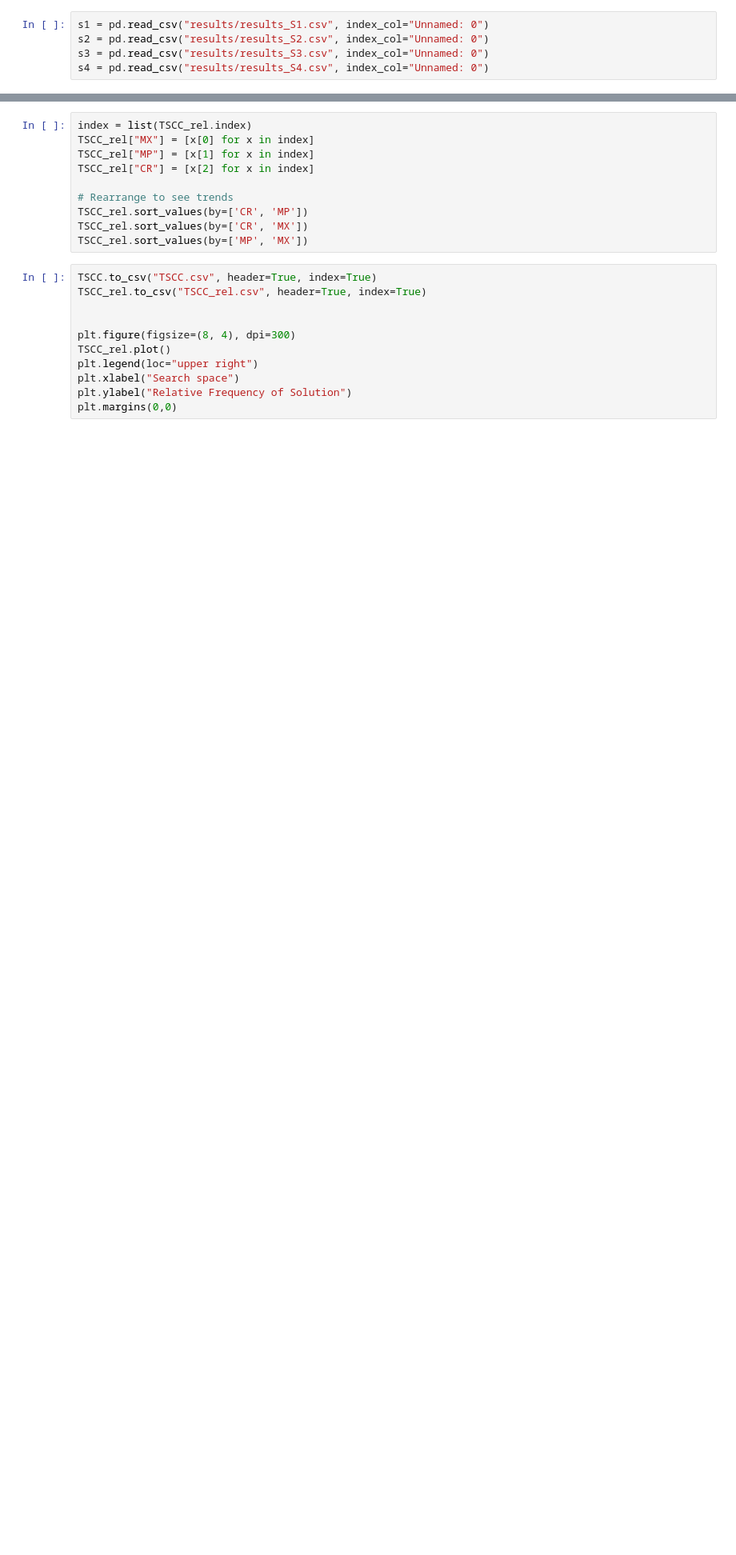
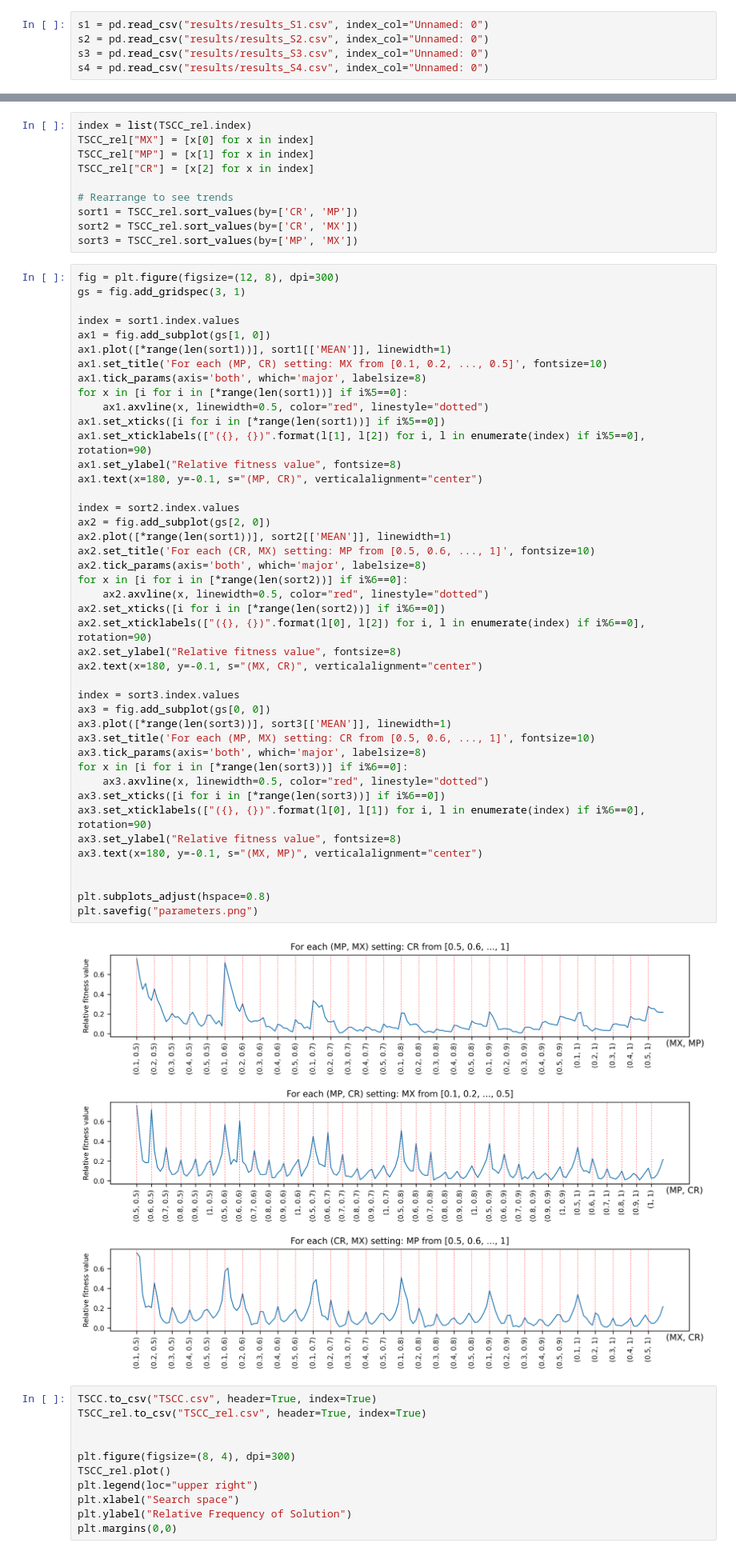
Before and after one commit to leo-pfeiffer/geneticalgo, a Jupyter notebook: lib/Thesis/pilotstudy/pilotstudy.ipynb, the cells around one changed output, grey strips where cells are left out. Shown at 80% size. Saved outputs shown, nothing was run; the diff lists cells and outputs as text; blank space fills up the shorter version.

```diff
--- a/lib/Thesis/pilotstudy/pilotstudy.ipynb
+++ b/lib/Thesis/pilotstudy/pilotstudy.ipynb
@@ -43,9 +43,54 @@ TSCC_rel["MP"] = [x[1] for x in index]
 TSCC_rel["CR"] = [x[2] for x in index]
 
 # Rearrange to see trends
-TSCC_rel.sort_values(by=['CR', 'MP'])
-TSCC_rel.sort_values(by=['CR', 'MX'])
-TSCC_rel.sort_values(by=['MP', 'MX'])
+sort1 = TSCC_rel.sort_values(by=['CR', 'MP'])
+sort2 = TSCC_rel.sort_values(by=['CR', 'MX'])
+sort3 = TSCC_rel.sort_values(by=['MP', 'MX'])
+# %%
+fig = plt.figure(figsize=(12, 8), dpi=300)
+gs = fig.add_gridspec(3, 1)
+
+index = sort1.index.values
+ax1 = fig.add_subplot(gs[1, 0])
+ax1.plot([*range(len(sort1))], sort1[['MEAN']], linewidth=1)
+ax1.set_title('For each (MP, CR) setting: MX from [0.1, 0.2, ..., 0.5]', fontsize=10)
+ax1.tick_params(axis='both', which='major', labelsize=8)
+for x in [i for i in [*range(len(sort1))] if i%5==0]:
+    ax1.axvline(x, linewidth=0.5, color="red", linestyle="dotted")
+ax1.set_xticks([i for i in [*range(len(sort1))] if i%5==0])
+ax1.set_xticklabels(["({}, {})".format(l[1], l[2]) for i, l in enumerate(index) if i%5==0], rotation=90)
+ax1.set_ylabel("Relative fitness value", fontsize=8)
+ax1.text(x=180, y=-0.1, s="(MP, CR)", verticalalignment="center")
+
+index = sort2.index.values
+ax2 = fig.add_subplot(gs[2, 0])
+ax2.plot([*range(len(sort1))], sort2[['MEAN']], linewidth=1)
+ax2.set_title('For each (CR, MX) setting: MP from [0.5, 0.6, ..., 1]', fontsize=10)
+ax2.tick_params(axis='both', which='major', labelsize=8)
+for x in [i for i in [*range(len(sort2))] if i%6==0]:
+    ax2.axvline(x, linewidth=0.5, color="red", linestyle="dotted")
+ax2.set_xticks([i for i in [*range(len(sort2))] if i%6==0])
+ax2.set_xticklabels(["({}, {})".format(l[0], l[2]) for i, l in enumerate(index) if i%6==0], rotation=90)
+ax2.set_ylabel("Relative fitness value", fontsize=8)
+ax2.text(x=180, y=-0.1, s="(MX, CR)", verticalalignment="center")
+
+index = sort3.index.values
+ax3 = fig.add_subplot(gs[0, 0])
+ax3.plot([*range(len(sort3))], sort3[['MEAN']], linewidth=1)
+ax3.set_title('For each (MP, MX) setting: CR from [0.5, 0.6, ..., 1]', fontsize=10)
+ax3.tick_params(axis='both', which='major', labelsize=8)
+for x in [i for i in [*range(len(sort3))] if i%6==0]:
+    ax3.axvline(x, linewidth=0.5, color="red", linestyle="dotted")
+ax3.set_xticks([i for i in [*range(len(sort3))] if i%6==0])
+ax3.set_xticklabels(["({}, {})".format(l[0], l[1]) for i, l in enumerate(index) if i%6==0], rotation=90)
+ax3.set_ylabel("Relative fitness value", fontsize=8)
+ax3.text(x=180, y=-0.1, s="(MX, MP)", verticalalignment="center")
+
+
+plt.subplots_adjust(hspace=0.8)
+plt.savefig("parameters.png")
+# %% [output]
+[figure, added]
 # %%
 TSCC.to_csv("TSCC.csv", header=True, index=True)
 TSCC_rel.to_csv("TSCC_rel.csv", header=True, index=True)
```
Also changed, not shown: 2 other files.
